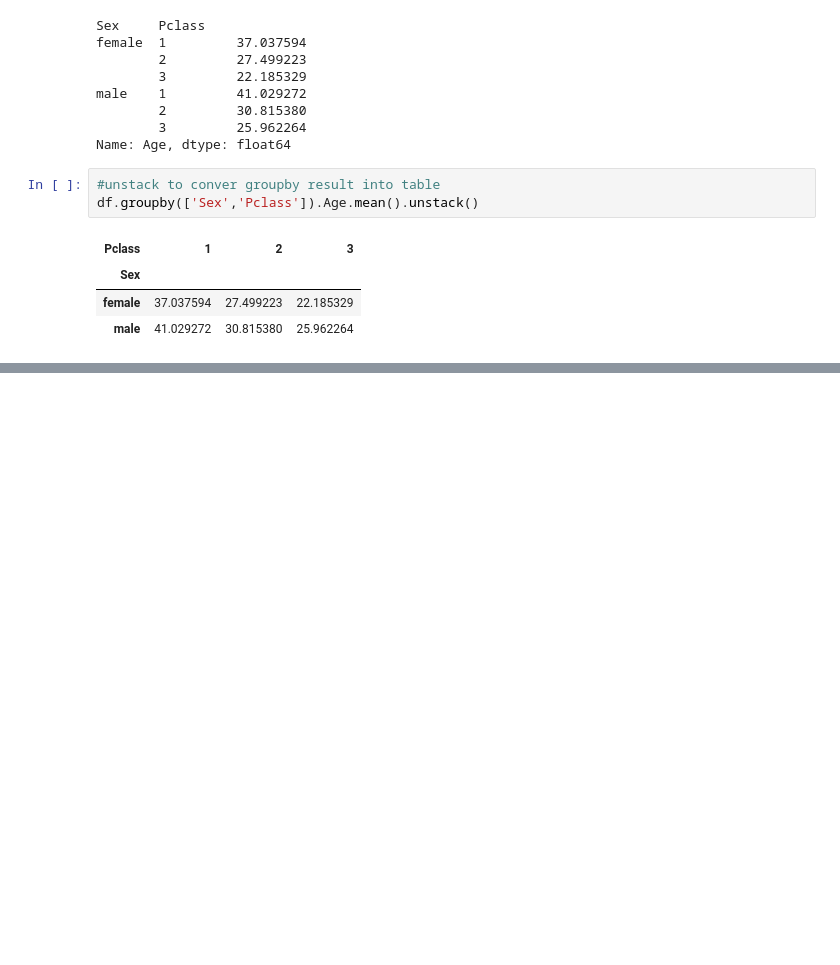
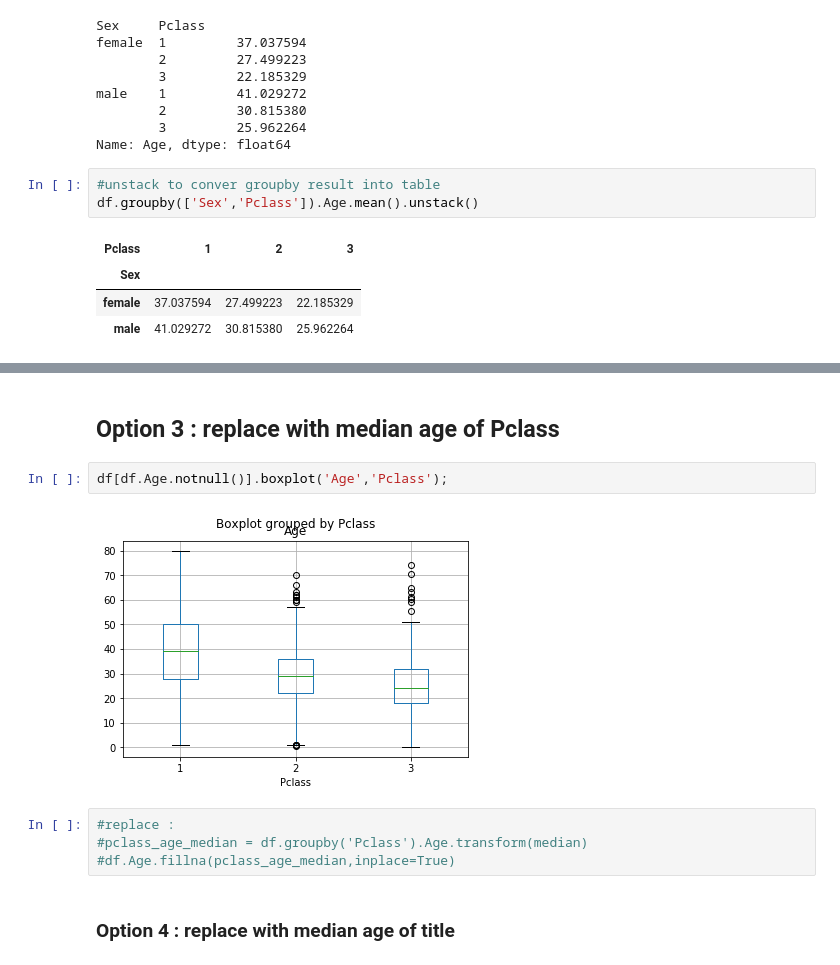
Before and after one commit to IsmailMoo/Titanic, a Jupyter notebook: notebooks/Exploring and Processing Data.ipynb, the cells around one changed output, grey strips where cells are left out. Drawn from its saved outputs; the diff is of its cells as text; blank space fills up the shorter version.

```diff
--- a/notebooks/Exploring and Processing Data.ipynb
+++ b/notebooks/Exploring and Processing Data.ipynb
@@ -484,0 +711,12 @@ df.groupby(['Sex','Pclass']).Age.mean().unstack()
+# %% [markdown]
+## Option 3 : replace with median age of Pclass
+# %%
+df[df.Age.notnull()].boxplot('Age','Pclass');
+# %% [output]
+[figure, added]
+# %%
+#replace :
+#pclass_age_median = df.groupby('Pclass').Age.transform(median)
+#df.Age.fillna(pclass_age_median,inplace=True)
+# %% [markdown]
+### Option 4 : replace with median age of title
```
Also changed, not shown: parts of 115 cells of this notebook, 1 other file.
